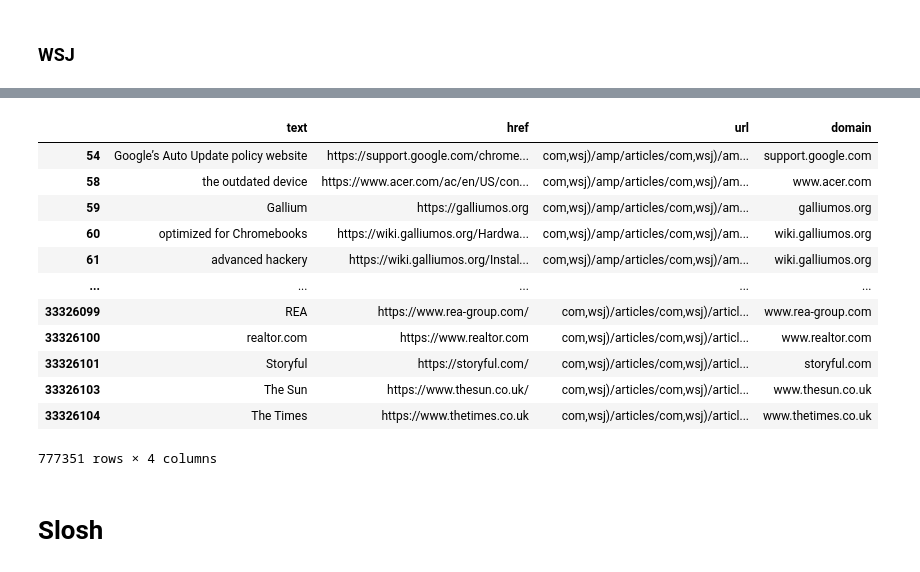
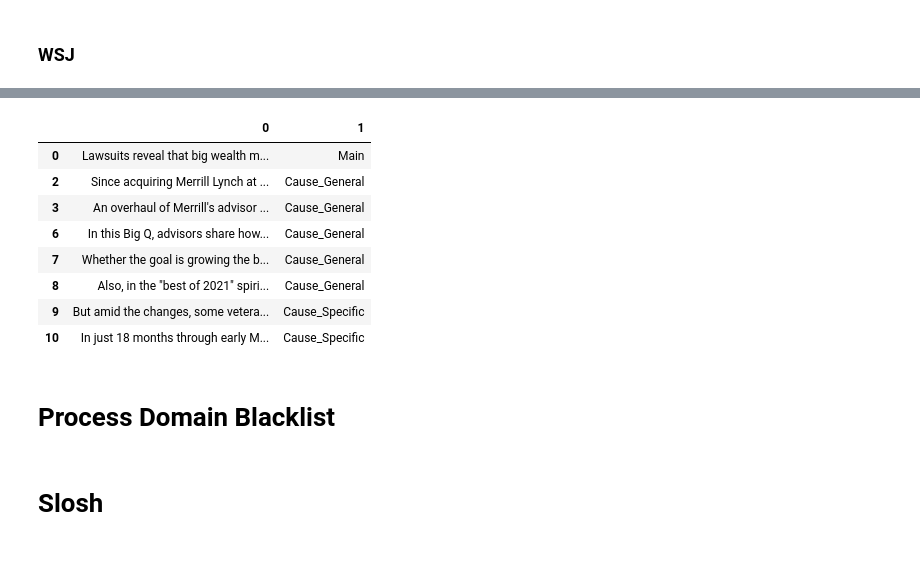
Before and after one commit to alex2awesome/press-releases, a Jupyter notebook: notebooks/2023-05-17__parse-open-sourced-articles.ipynb, the cells around one changed output, grey strips where cells are left out. Saved outputs shown, nothing was run; the diff lists cells and outputs as text; code cells hidden in the pictures.

```diff
--- a/notebooks/2023-05-17__parse-open-sourced-articles.ipynb
+++ b/notebooks/2023-05-17__parse-open-sourced-articles.ipynb
@@ -167,0 +614,6 @@ Name: count, dtype: int64
+# %%
+pd.options.display.max_colwidth = 500
+(barrons_fetched_df_with_ents
+     .loc[lambda df: df['ents'].apply(lambda x: len(x& press_release_ents) > 0)]
+     [['article_text']]
+)
@@ -168,3 +628,38 @@ Name: count, dtype: int64
+# %%
+full_barrons_discourse_df = load_discourse_df(
+    '../data/open-sourced-articles/barrons-articles-news-discourse.jsonl.gz'
+)
+# %%
+barrons_articles_with_discourse = (full_barrons_discourse_df
+ .loc[lambda df: df['discourse_preds'].isin(['Main', 'Cause_General', 'Cause_Specific'])]
+ .groupby('doc_id')
+ [['sentences', 'discourse_preds']].aggregate(list)
+)
+# %%
+sort_order = {'Main':0, 'Cause_General':1, 'Cause_Specific': 2}
+barrons_articles_with_discourse = (barrons_articles_with_discourse
+ .loc[lambda df:
+  df['discourse_preds']
+      .apply(lambda x: len(set(x)  & set(['Main', 'Cause_General'])) > 1)
+     ]
+ .apply(lambda x: list(zip(x['sentences'], x['discourse_preds'])), axis=1)
+ .apply(lambda x: sorted(x, key=lambda y: sort_order[y[1]]))
+)
+# %%
+(barrons_articles_with_discourse
+ .pipe(lambda s: pd.DataFrame(s.iloc[0]))
+ .loc[lambda df: df[0].str.split(' ').str.len() > 3]
+)
+# %% [output]
+|  | 0 | 1 |
+| 0 | Lawsuits reveal that big wealth m... | Main |
+| 2 | Since acquiring Merrill Lynch at ... | Cause_General |
+| 3 | An overhaul of Merrill's advisor ... | Cause_General |
+| 6 | In this Big Q, advisors share how... | Cause_General |
+| 7 | Whether the goal is growing the b... | Cause_General |
+| 8 | Also, in the "best of 2021" spiri... | Cause_General |
+| 9 | But amid the changes, some vetera... | Cause_Specific |
+| 10 | In just 18 months through early M... | Cause_Specific |
 # %%
 # ---------------------------------------
 # reuters :
@@ -242,16 +733,2 @@ top_sites = all_wsj_links_df_sans_self_links['domain'].value_counts().head(20)
-# %%
-all_wsj_links_df_sans_self_links.loc[lambda df: ~df['domain'].isin(top_sites.index)]
-# %% [output]
-|  | text | href | url | domain |
-| 54 | Google’s Auto Update policy website | https://support.google.com/chrome... | com,wsj)/amp/articles/com,wsj)/am... | support.google.com |
-| 58 | the outdated device | https://www.acer.com/ac/en/US/con... | com,wsj)/amp/articles/com,wsj)/am... | www.acer.com |
-| 59 | Gallium | https://galliumos.org | com,wsj)/amp/articles/com,wsj)/am... | galliumos.org |
-| 60 | optimized for Chromebooks | https://wiki.galliumos.org/Hardwa... | com,wsj)/amp/articles/com,wsj)/am... | wiki.galliumos.org |
-| 61 | advanced hackery | https://wiki.galliumos.org/Instal... | com,wsj)/amp/articles/com,wsj)/am... | wiki.galliumos.org |
-| ... | ... | ... | ... | ... |
-| 33326099 | REA | https://www.rea-group.com/ | com,wsj)/articles/com,wsj)/articl... | www.rea-group.com |
-| 33326100 | realtor.com | https://www.realtor.com | com,wsj)/articles/com,wsj)/articl... | www.realtor.com |
-| 33326101 | Storyful | https://storyful.com/ | com,wsj)/articles/com,wsj)/articl... | storyful.com |
-| 33326103 | The Sun | https://www.thesun.co.uk/ | com,wsj)/articles/com,wsj)/articl... | www.thesun.co.uk |
-| 33326104 | The Times | https://www.thetimes.co.uk | com,wsj)/articles/com,wsj)/articl... | www.thetimes.co.uk |
-777351 rows × 4 columns
+# %% [markdown]
+# Process Domain Blacklist
```
Also changed, not shown: parts of 81 cells of this notebook, 27 other files.
